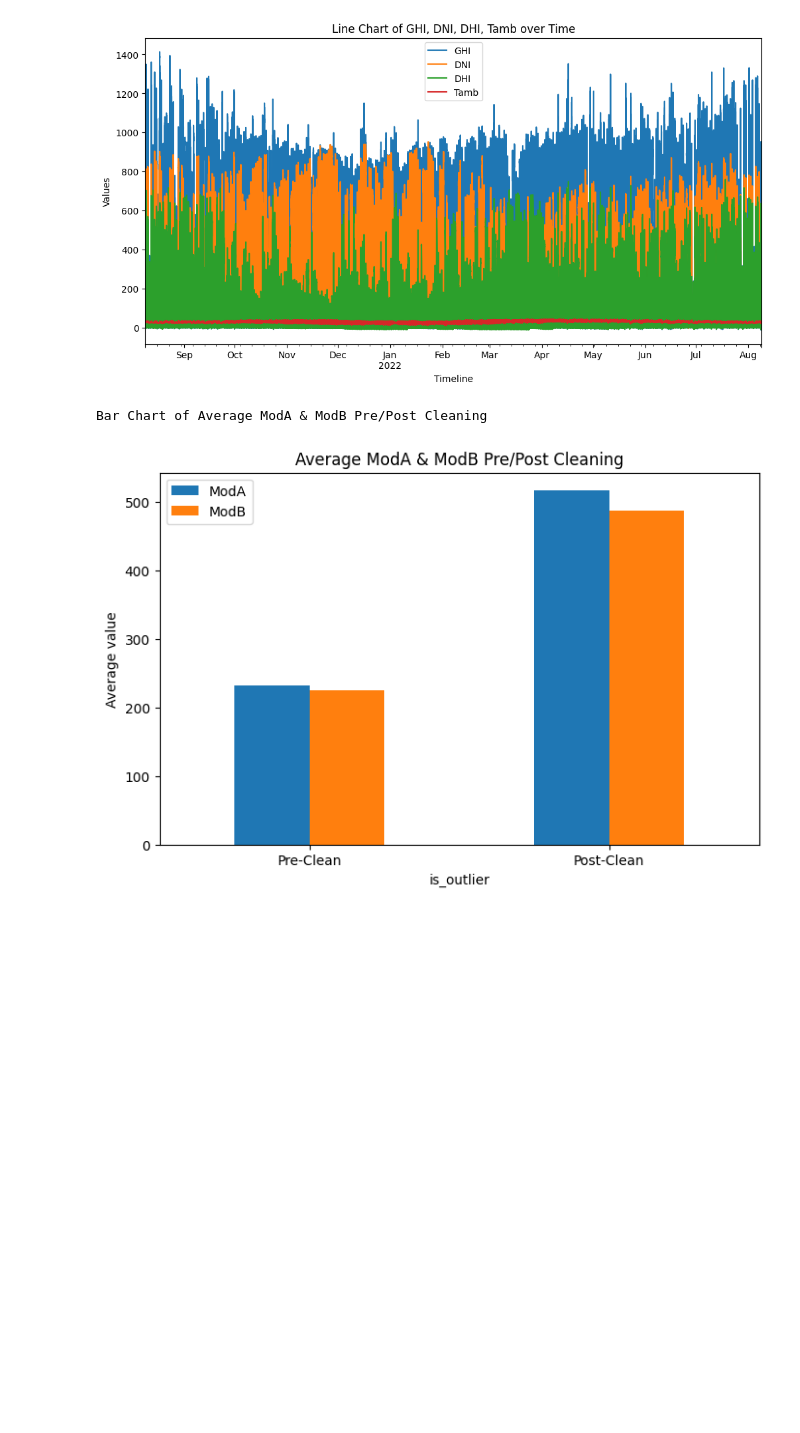
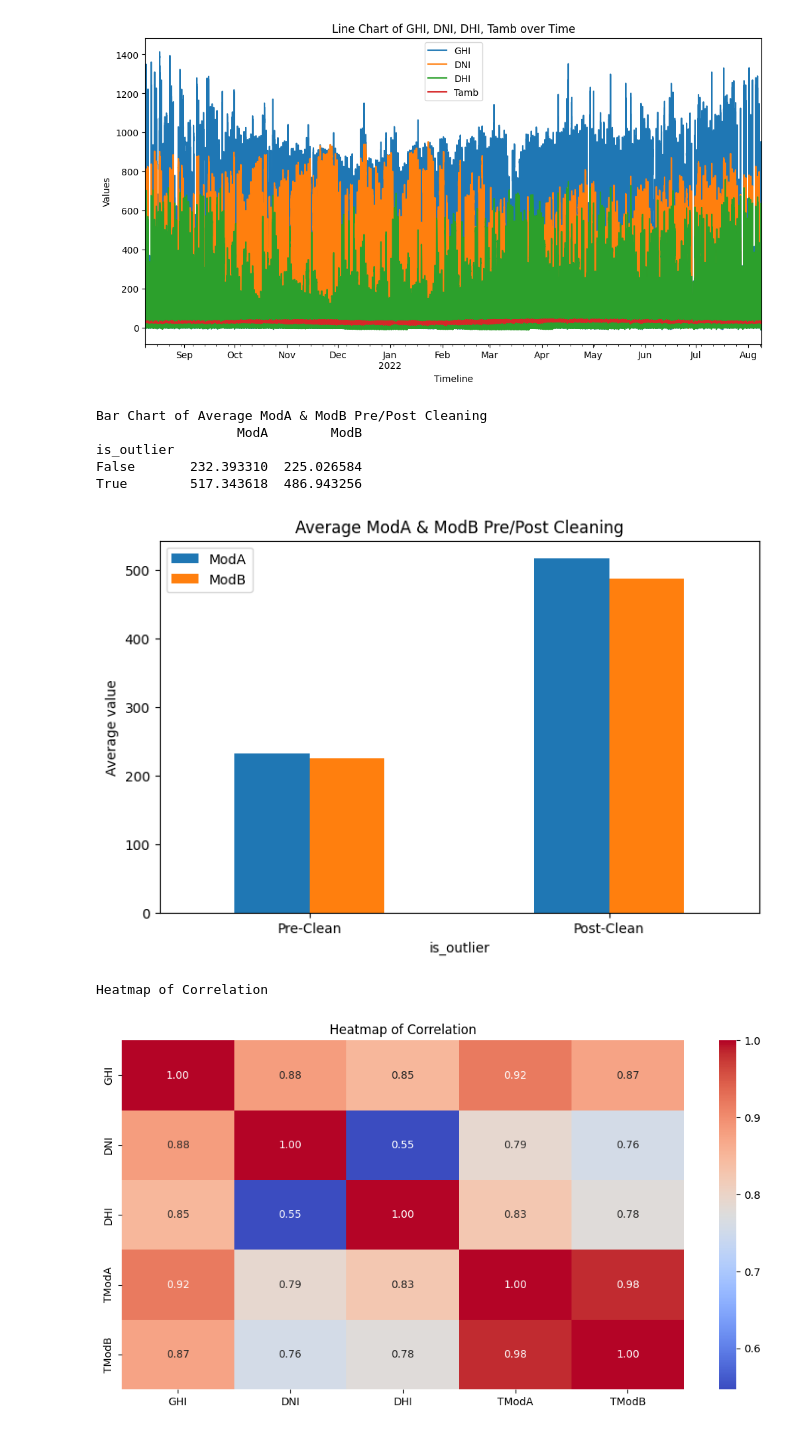
Before and after one commit to Elshaday97/solar-challenge-week0, a Jupyter notebook: notebooks/benin_eda.ipynb, the cells around one changed output. Cells and saved outputs as stored; diff of their text form; code cells hidden in the pictures; blank space fills up the shorter version.

```diff
--- a/notebooks/benin_eda.ipynb
+++ b/notebooks/benin_eda.ipynb
@@ -85,17 +87,31 @@ Line Chart of GHI, DNI, DHI, Tamb over Time
 # %%
 print("Bar Chart of Average ModA & ModB Pre/Post Cleaning")
 
-grouped = df.groupby("is_outlier")[["ModA", "ModB"]].mean()
-
+grouped = df_clean.groupby("is_outlier")[["ModA", "ModB"]].mean()
+print(grouped)
 grouped.plot(kind="bar", figsize=(8, 5))
 plt.ylabel("Average value")
-plt.title("Average ModA & ModB Pre/Post Cleaning")
+plt.title("Average ModA & ModB Pre/Post Cleaning") #Pre clean is False , Post clean is True
 plt.xticks([0, 1], ["Pre-Clean", "Post-Clean"], rotation=0)
 plt.show()
 # %% [output]
 Bar Chart of Average ModA & ModB Pre/Post Cleaning
+                  ModA        ModB
+is_outlier
+False       232.393310  225.026584
+True        517.343618  486.943256
 [figure]
 # %%
 print("Heatmap of Correlation")
+columns_to_plot = ["GHI", "DNI", "DHI", "TModA", "TModB"]
+
+corr_matrix = df_clean[columns_to_plot].corr()
+plt.figure(figsize=(12, 6))
+sns.heatmap(corr_matrix, annot=True, fmt=".2f", cmap="coolwarm")
+plt.title("Heatmap of Correlation")
+plt.show()
+# %% [output]
+Heatmap of Correlation
+[figure, added]
 # %%
 print("Scatter Plot of WS, WSgust, WD vs GHI")
```
Also changed, not shown: parts of 7 cells of this notebook.
